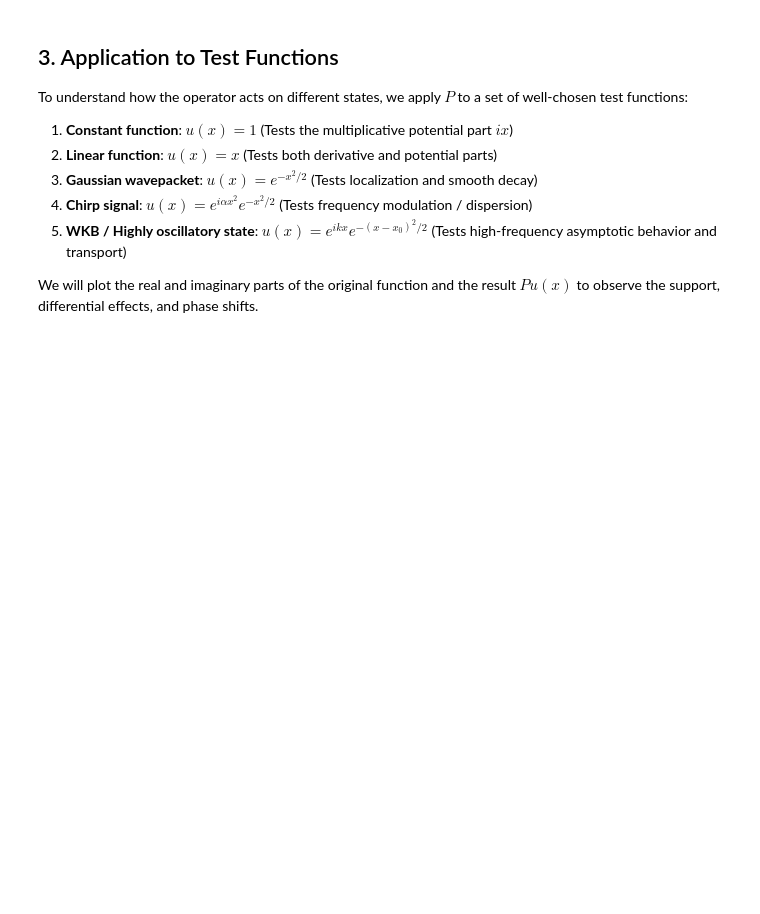
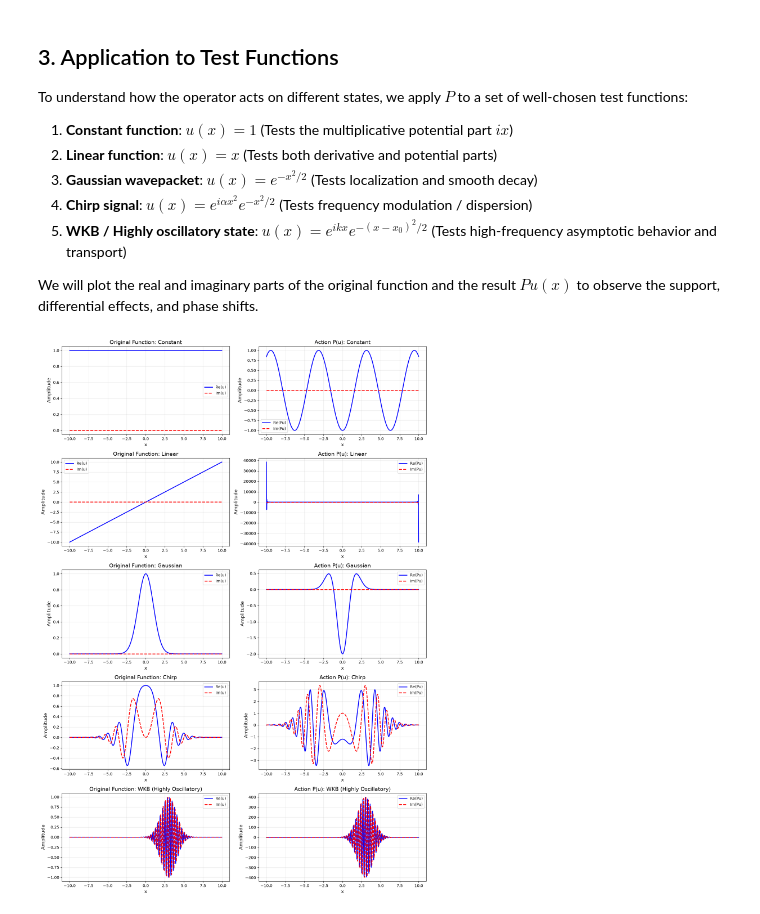
Before and after one commit to phbillet/psipy, a Jupyter notebook: notebooks/1D_symbol.ipynb, the cells around one changed output. Drawn from its saved outputs; the diff is of its cells as text; code cells hidden in the pictures; blank space fills up the shorter version.

```diff
--- a/notebooks/1D_symbol.ipynb
+++ b/notebooks/1D_symbol.ipynb
@@ -19,7 +19,7 @@ from psiop import *
 x, xi = sp.symbols('x xi', real=True)
 
 # Define the symbol
-symbol_expr = 1/((x*xi)**2 + 1)
+symbol_expr = x**2 * sp.exp(sp.I * x * xi) * sp.cos(xi)
 
 # Initialize the PseudoDifferentialOperator
 op = PseudoDifferentialOperator(
@@ -112,32 +139,33 @@ for i, (name, u) in enumerate(test_functions.items()):
     # We use a Gaussian frequency window to prevent high-frequency numerical noise from dominating.
     Pu = op.apply(
         u,
         x_grid=x_app,
         kx=kx,
         boundary_condition='periodic',
         freq_window='gaussian',
         clamp=1e6,
-
-#        backend="direct"
+        backend="direct"
     )
 
     # Plot Original Function
     axes[i, 0].plot(x_app, np.real(u), label='Re(u)', color='blue', lw=2)
     axes[i, 0].plot(x_app, np.imag(u), label='Im(u)', color='red', linestyle='--', lw=2)
     axes[i, 0].set_title(f"Original Function: {name}", fontsize=14)
     axes[i, 0].set_xlabel("x", fontsize=12)
     axes[i, 0].set_ylabel("Amplitude", fontsize=12)
     axes[i, 0].legend(fontsize=10)
     axes[i, 0].grid(True, alpha=0.3)
 
     # Plot Applied Operator (Result)
     axes[i, 1].plot(x_app, np.real(Pu), label='Re(Pu)', color='blue', lw=2)
     axes[i, 1].plot(x_app, np.imag(Pu), label='Im(Pu)', color='red', linestyle='--', lw=2)
     axes[i, 1].set_title(f"Action P(u): {name}", fontsize=14)
     axes[i, 1].set_xlabel("x", fontsize=12)
     axes[i, 1].set_ylabel("Amplitude", fontsize=12)
     axes[i, 1].legend(fontsize=10)
     axes[i, 1].grid(True, alpha=0.3)
 
 plt.tight_layout()
 plt.show()
+# %% [output]
+[figure, added]
```
Also changed, not shown: parts of 3 cells of this notebook, 7 other files.
